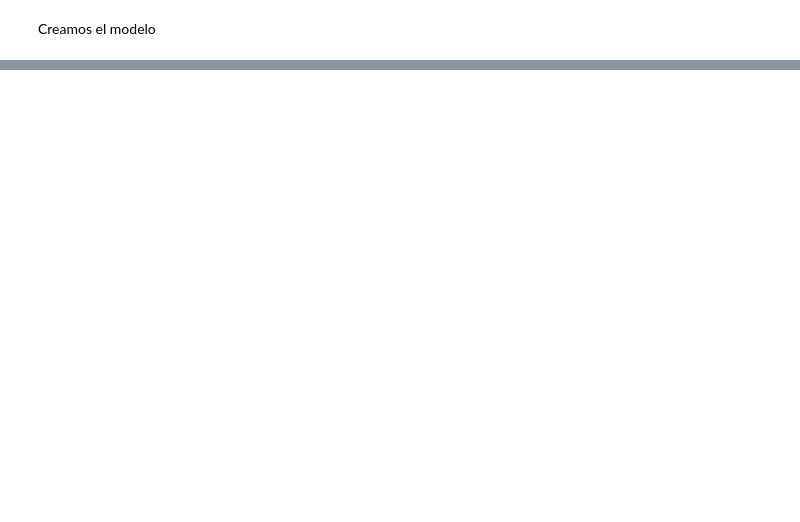
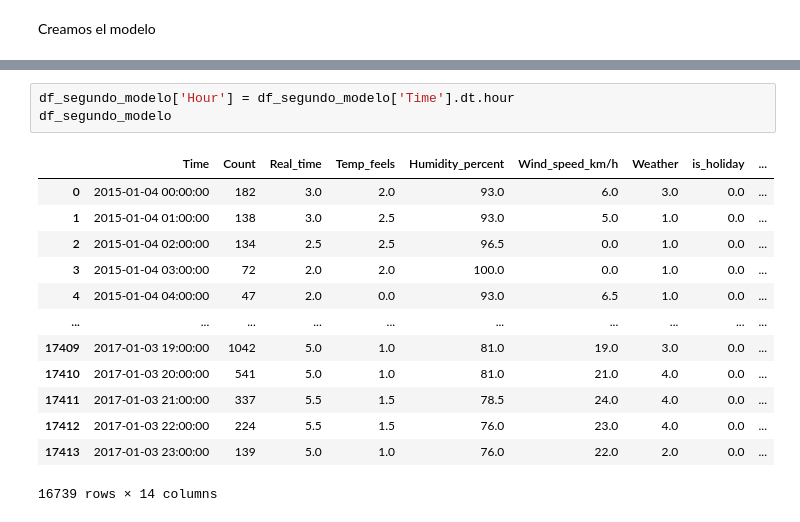
Before and after one commit to JairAmaro/Portafolio, a Jupyter notebook: London bike shariong/London.ipynb, the cells around one changed output, grey strips where cells are left out. Saved outputs shown, nothing was run; the diff lists cells and outputs as text; blank space fills up the shorter version.

```diff
--- a/London bike shariong/London.ipynb
+++ b/London bike shariong/London.ipynb
@@ -413,0 +525,17 @@ IndexError: tuple index out of range
+# %%
+df_segundo_modelo['Hour'] = df_segundo_modelo['Time'].dt.hour
+df_segundo_modelo
+# %% [output]
+|  | Time | Count | Real_time | Temp_feels | Humidity_percent | Wind_speed_km/h | Weather | is_holiday | ... |
+| 0 | 2015-01-04 00:00:00 | 182 | 3.0 | 2.0 | 93.0 | 6.0 | 3.0 | 0.0 | ... |
+| 1 | 2015-01-04 01:00:00 | 138 | 3.0 | 2.5 | 93.0 | 5.0 | 1.0 | 0.0 | ... |
+| 2 | 2015-01-04 02:00:00 | 134 | 2.5 | 2.5 | 96.5 | 0.0 | 1.0 | 0.0 | ... |
+| 3 | 2015-01-04 03:00:00 | 72 | 2.0 | 2.0 | 100.0 | 0.0 | 1.0 | 0.0 | ... |
+| 4 | 2015-01-04 04:00:00 | 47 | 2.0 | 0.0 | 93.0 | 6.5 | 1.0 | 0.0 | ... |
+| ... | ... | ... | ... | ... | ... | ... | ... | ... | ... |
+| 17409 | 2017-01-03 19:00:00 | 1042 | 5.0 | 1.0 | 81.0 | 19.0 | 3.0 | 0.0 | ... |
+| 17410 | 2017-01-03 20:00:00 | 541 | 5.0 | 1.0 | 81.0 | 21.0 | 4.0 | 0.0 | ... |
+| 17411 | 2017-01-03 21:00:00 | 337 | 5.5 | 1.5 | 78.5 | 24.0 | 4.0 | 0.0 | ... |
+| 17412 | 2017-01-03 22:00:00 | 224 | 5.5 | 1.5 | 76.0 | 23.0 | 4.0 | 0.0 | ... |
+| 17413 | 2017-01-03 23:00:00 | 139 | 5.0 | 1.0 | 76.0 | 22.0 | 2.0 | 0.0 | ... |
+16739 rows × 14 columns
```
Also changed, not shown: parts of 19 cells of this notebook.
